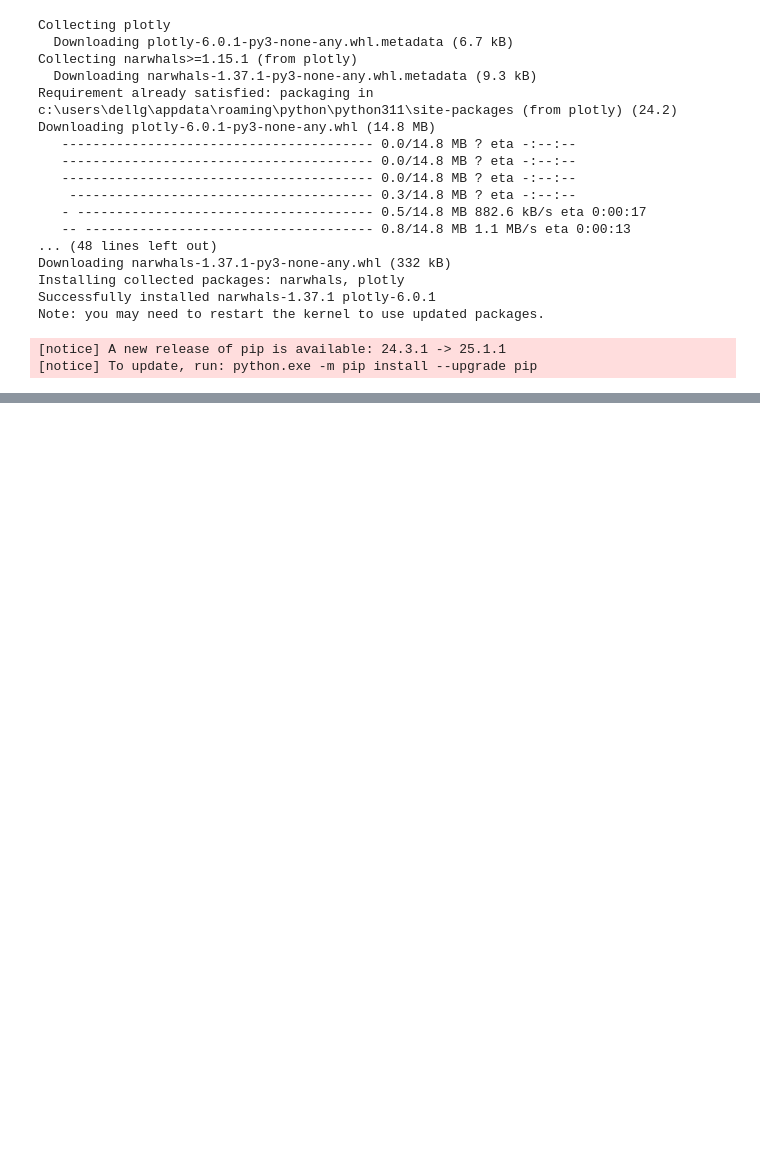
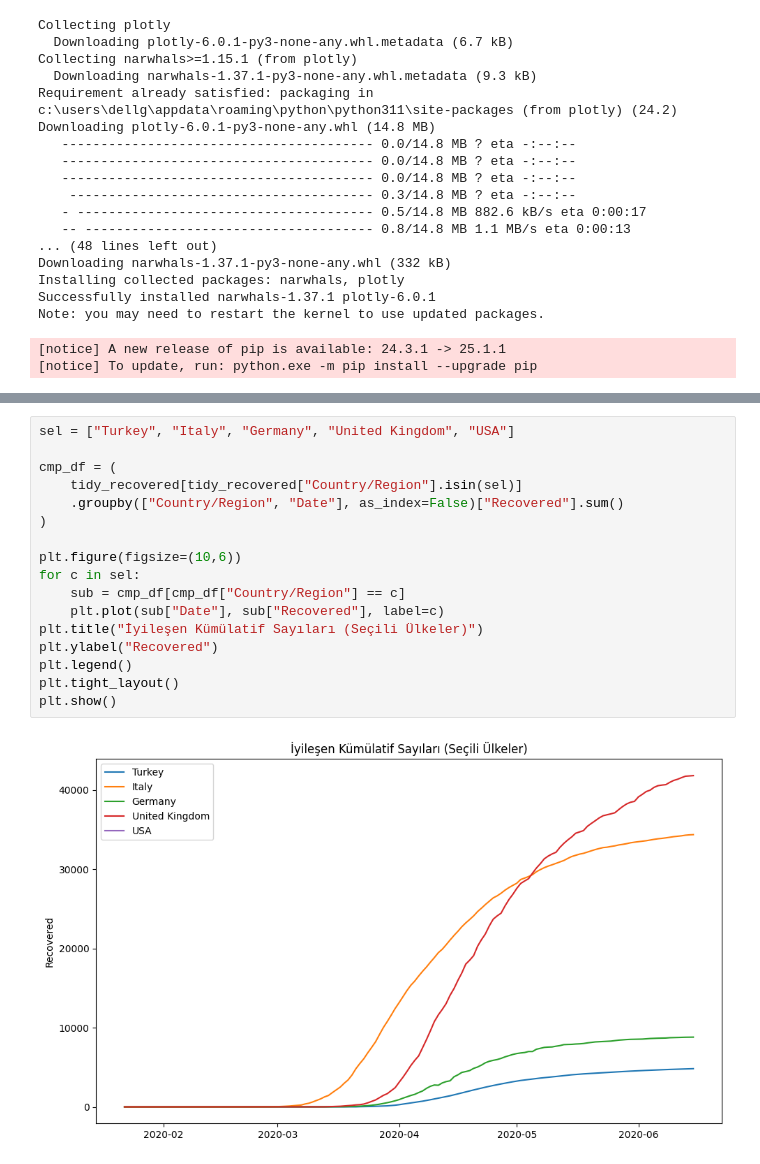
Before and after one commit to GokceKy/kizKarDes_data_sience, a Jupyter notebook: exercise2.ipynb, the cells around one changed output, grey strips where cells are left out. Saved outputs shown, nothing was run; the diff lists cells and outputs as text; blank space fills up the shorter version.

```diff
--- a/exercise2.ipynb
+++ b/exercise2.ipynb
@@ -164,0 +239,19 @@ NameError: name 'country_daily' is not defined
+# %%
+sel = ["Turkey", "Italy", "Germany", "United Kingdom", "USA"]
+
+cmp_df = (
+    tidy_recovered[tidy_recovered["Country/Region"].isin(sel)]
+    .groupby(["Country/Region", "Date"], as_index=False)["Recovered"].sum()
+)
+
+plt.figure(figsize=(10,6))
+for c in sel:
+    sub = cmp_df[cmp_df["Country/Region"] == c]
+    plt.plot(sub["Date"], sub["Recovered"], label=c)
+plt.title("İyileşen Kümülatif Sayıları (Seçili Ülkeler)")
+plt.ylabel("Recovered")
+plt.legend()
+plt.tight_layout()
+plt.show()
+# %% [output]
+[figure, added]
```
Also changed, not shown: parts of 6 cells of this notebook.
